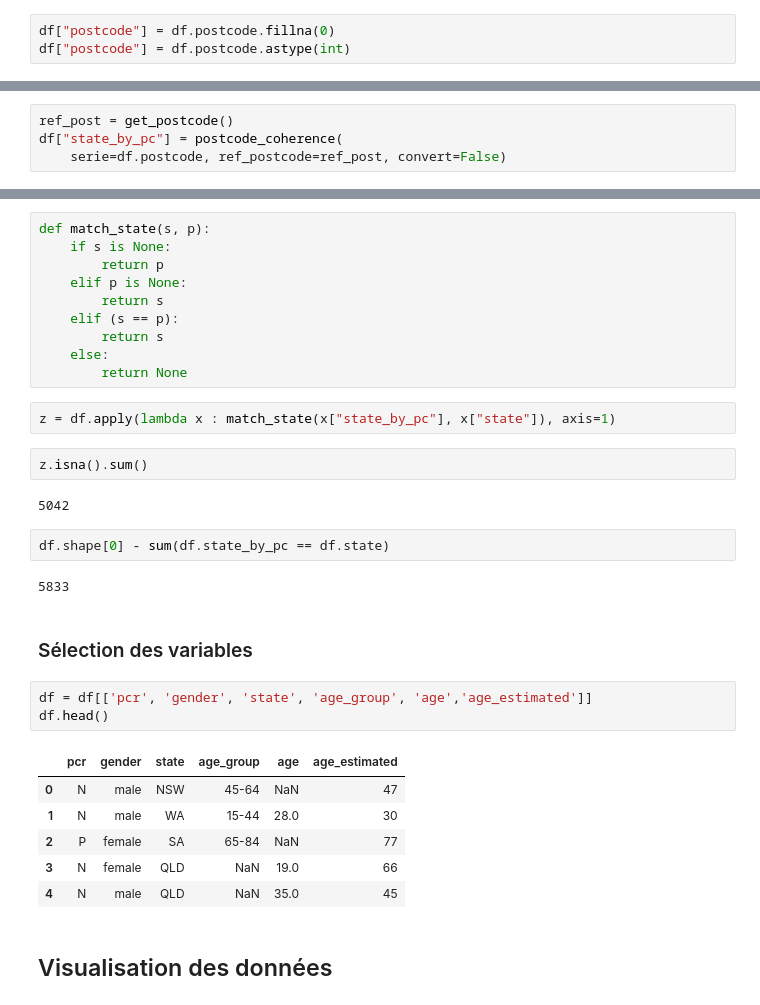
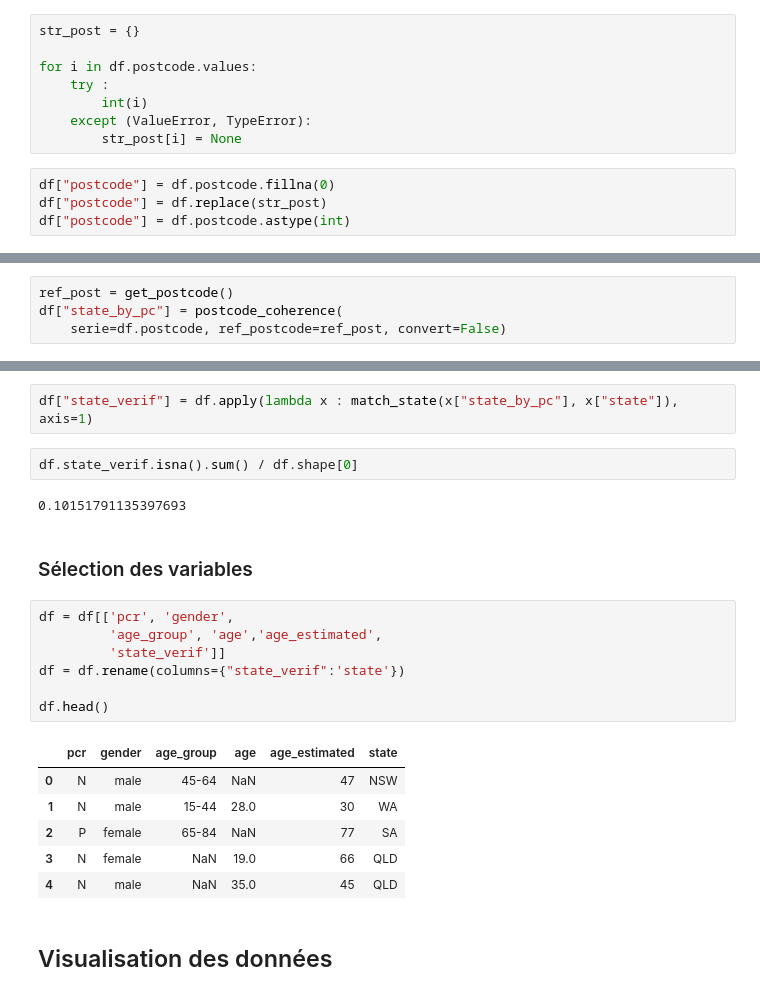
Before and after one commit to titigmr/Test-INRIA-APHP, a Jupyter notebook: data_analysis.ipynb, the cells around one changed output, grey strips where cells are left out. Drawn from its saved outputs; the diff is of its cells as text.

```diff
--- a/data_analysis.ipynb
+++ b/data_analysis.ipynb
@@ -129,8 +140,17 @@ dict_ref = get_states()
 df["state"] = find_best_similar(df.state, dict_ref, gestalt_pattern_matching)
 # %% [markdown]
 Pour les **codes postaux** :
+# %%
+str_post = {}
+
+for i in df.postcode.values:
+    try :
+        int(i)
+    except (ValueError, TypeError):
+        str_post[i] = None
 # %%
 df["postcode"] = df.postcode.fillna(0)
+df["postcode"] = df.replace(str_post)
 df["postcode"] = df.postcode.astype(int)
 # %% [markdown]
 Comme précédemment, les états et les code postaux ne correspondent pas pour tous les patients. On applique donc la fonction que nous avons utilisé pour connaître la cohérence de chacune et appliquer une valeur `None` si les deux informations ne concordent pas.
@@ -143,35 +163,25 @@ On peut vérifier le nombre d'incohérence entre états et code postaux (5833) s
-# %%
-def match_state(s, p):
-    if s is None:
-        return p
-    elif p is None:
-        return s
-    elif (s == p):
-        return s
-    else:
-        return None
 # %%
-z = df.apply(lambda x : match_state(x["state_by_pc"], x["state"]), axis=1)
+df["state_verif"] = df.apply(lambda x : match_state(x["state_by_pc"], x["state"]), axis=1)
-# %%
-z.isna().sum()
-# %% [output]
-5042
-# %%
-df.shape[0] - sum(df.state_by_pc == df.state)
-# %% [output]
-5833
+# %%
+df.state_verif.isna().sum() / df.shape[0]
+# %% [output]
+0.10151791135397693
 # %% [markdown]
 ### Sélection des variables
 # %%
-df = df[['pcr', 'gender', 'state', 'age_group', 'age','age_estimated']]
+df = df[['pcr', 'gender',
+         'age_group', 'age','age_estimated',
+         'state_verif']]
+df = df.rename(columns={"state_verif":'state'})
+
 df.head()
 # %% [output]
-|  | pcr | gender | state | age_group | age | age_estimated |
-| 0 | N | male | NSW | 45-64 | NaN | 47 |
-| 1 | N | male | WA | 15-44 | 28.0 | 30 |
-| 2 | P | female | SA | 65-84 | NaN | 77 |
-| 3 | N | female | QLD | NaN | 19.0 | 66 |
-| 4 | N | male | QLD | NaN | 35.0 | 45 |
+|  | pcr | gender | age_group | age | age_estimated | state |
+| 0 | N | male | 45-64 | NaN | 47 | NSW |
+| 1 | N | male | 15-44 | 28.0 | 30 | WA |
+| 2 | P | female | 65-84 | NaN | 77 | SA |
+| 3 | N | female | NaN | 19.0 | 66 | QLD |
+| 4 | N | male | NaN | 35.0 | 45 | QLD |
 # %% [markdown]
 ## Visualisation des données
 # %% [markdown]
```
Also changed, not shown: parts of 18 cells of this notebook, 12 other files.
